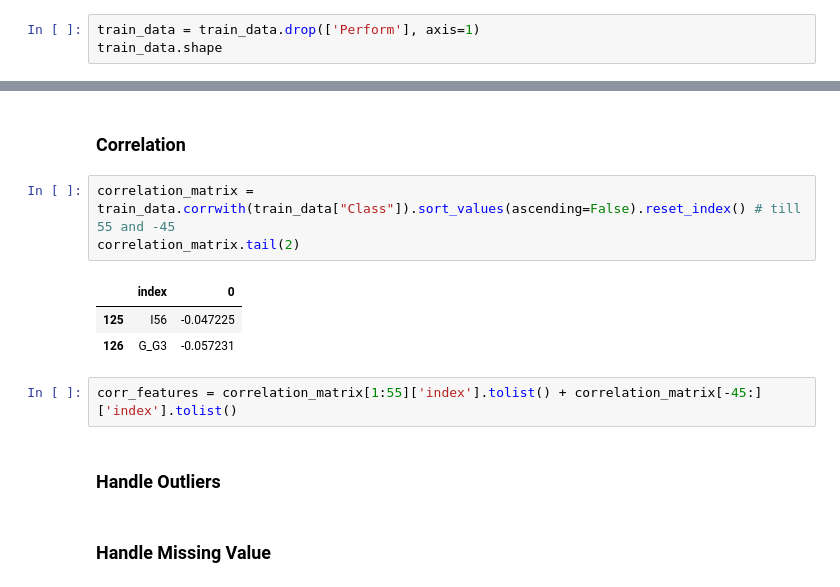
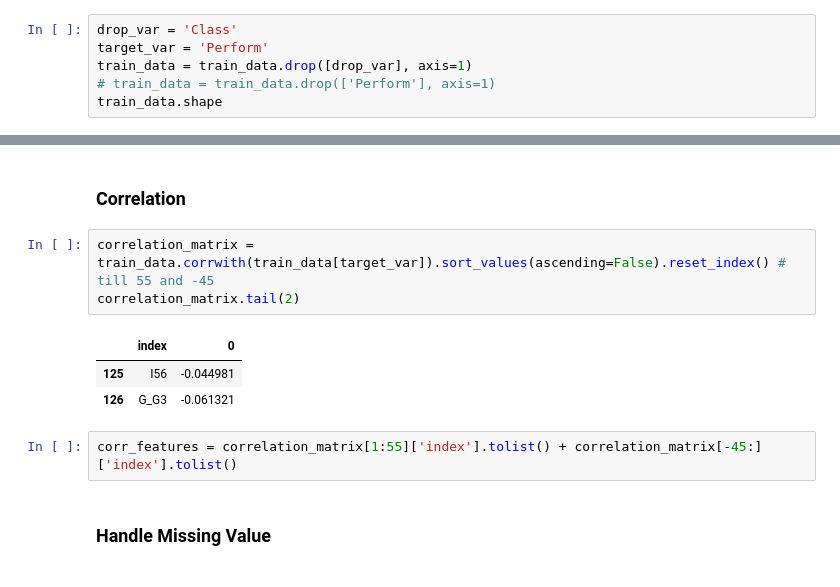
Before and after one commit to iseakash/Predicting-Stock-Trends, a Jupyter notebook: complete_analysis.ipynb, the cells around one changed output, grey strips where cells are left out. Cells and saved outputs as stored; diff of their text form.

```diff
--- a/complete_analysis.ipynb
+++ b/complete_analysis.ipynb
@@ -108,7 +108,10 @@ Index(['I1', 'I2', 'I3', 'I4', 'I5', 'I6', 'I7', 'I8', 'I9', 'I10',
 | 2 | -0.714521622 | -0.042137266 | -0.052967899 | -0.796862406 | -0.018393532 | 0.070102442 | -0.076321143 | -0.06386426 | -1.045520848 | -0.037353088 | ... | ... |
 2 rows × 128 columns
 # %%
-train_data = train_data.drop(['Perform'], axis=1)
+drop_var = 'Class'
+target_var = 'Perform'
+train_data = train_data.drop([drop_var], axis=1)
+# train_data = train_data.drop(['Perform'], axis=1)
 train_data.shape
 # %% [output]
 (8000, 127)
@@ -151,16 +168,14 @@ for col in train_data.columns[:-10]:
 # %% [markdown]
 ### Correlation
 # %%
-correlation_matrix = train_data.corrwith(train_data["Class"]).sort_values(ascending=False).reset_index() # till 55 and -45
+correlation_matrix = train_data.corrwith(train_data[target_var]).sort_values(ascending=False).reset_index() # till 55 and -45
 correlation_matrix.tail(2)
 # %% [output]
 |  | index | 0 |
-| 125 | I56 | -0.047225 |
-| 126 | G_G3 | -0.057231 |
+| 125 | I56 | -0.044981 |
+| 126 | G_G3 | -0.061321 |
 # %%
 corr_features = correlation_matrix[1:55]['index'].tolist() + correlation_matrix[-45:]['index'].tolist()
-# %% [markdown]
-### Handle Outliers
 # %% [markdown]
 ### Handle Missing Value
 # %%
```
Also changed, not shown: parts of 14 cells of this notebook.
